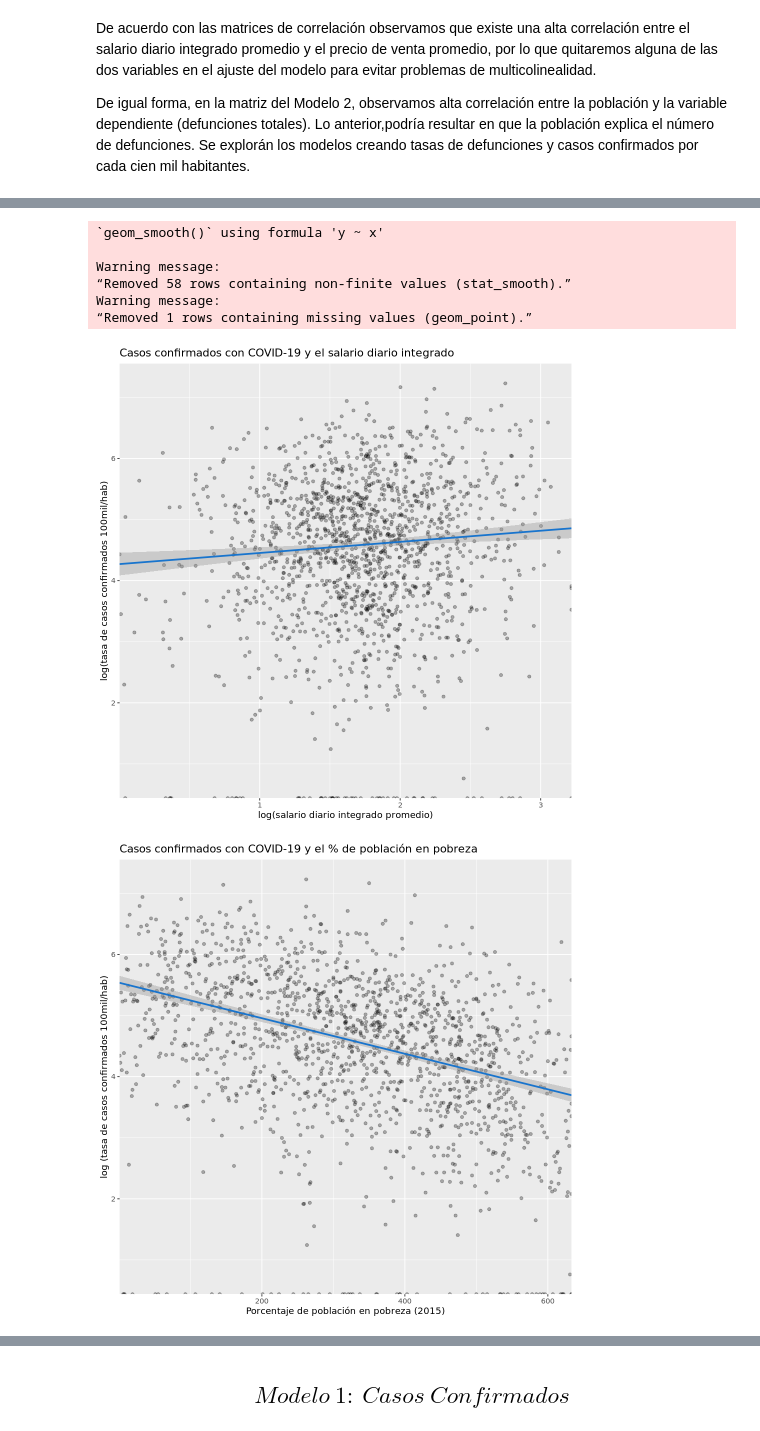
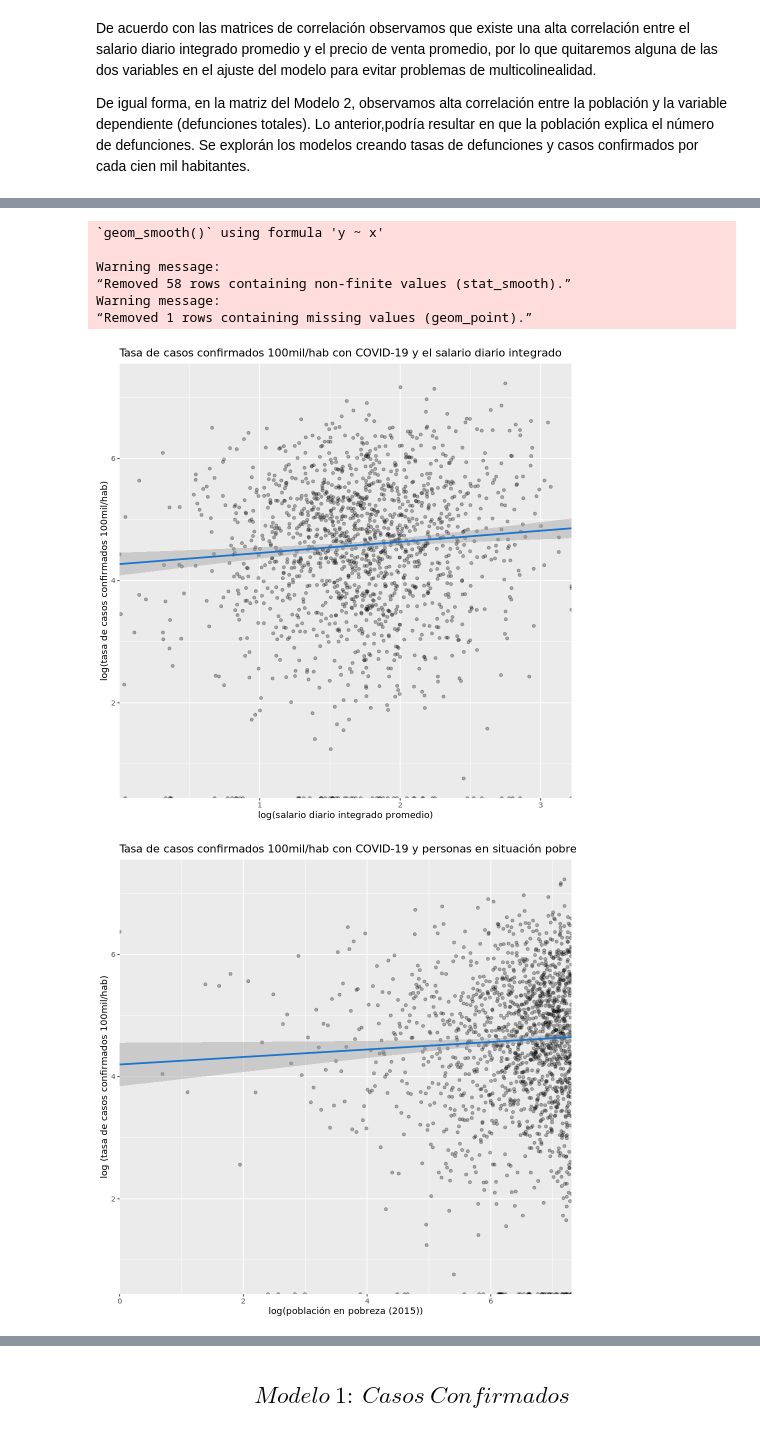
Before and after one commit to prope-2020-gh-classroom/practica-final-por-equipos-verano-2020-itam-rrmiguel-2401, a Jupyter notebook: AnalisisRegresion.ipynb, the cells around one changed output, grey strips where cells are left out. Saved outputs shown, nothing was run; the diff lists cells and outputs as text; code cells hidden in the pictures.

Commit message:
se agregan avances del modelo de casos confirmados y defunciones

```diff
--- a/AnalisisRegresion.ipynb
+++ b/AnalisisRegresion.ipynb
@@ -86,6 +85,7 @@ mcorr1$log_precio<-log(mcorr1$precio_mean)
 mcorr1$log_salario<-log(mcorr1$salario_mean)
 mcorr1$ts_confirmados<-(mcorr1$confirmados_total/mcorr1$poblacion)*100000
 mcorr1$log_ts_confirmados<-log(mcorr1$ts_confirmados)
+mcorr1$log_pob_per_2015<-log(mcorr1$pob_per_2015)
 # %%
 plot_1<-ggplot(mcorr1, aes(x=log_precio, y=log_confirmados))
 plot_1 +
@@ -142,7 +142,7 @@ plot_1 +
   geom_point(alpha = 0.3) +
   geom_smooth(method = "lm", color = "dodgerblue3") +
   scale_x_continuous(expand = c(0,0)) +
-  labs(title = "Casos confirmados con COVID-19 y el precio promedio",
+  labs(title = "Tasa de casos confirmados 100mil/hab con COVID-19 y el precio promedio",
        x = "log(precio de venta promedio municipal)", y = "log(tasa de casos confirmados 100mil/hab)")
 
 plot_2<-ggplot(mcorr1, aes(x=log_salario, y=log_ts_confirmados))
@@ -150,16 +150,16 @@ plot_2 +
   geom_point(alpha = 0.3) +
   geom_smooth(method = "lm", color = "dodgerblue3") +
   scale_x_continuous(expand = c(0,0)) +
-  labs(title = "Casos confirmados con COVID-19 y el salario diario integrado",
+  labs(title = "Tasa de casos confirmados 100mil/hab con COVID-19 y el salario diario integrado",
        x = "log(salario diario integrado promedio)", y = "log(tasa de casos confirmados 100mil/hab)")
 
-plot_2<-ggplot(mcorr1, aes(x=pob_porc_2015, y=log_ts_confirmados))
+plot_2<-ggplot(mcorr1, aes(x=log_pob_per_2015, y=log_ts_confirmados))
 plot_2 +
   geom_point(alpha = 0.3) +
   geom_smooth(method = "lm", color = "dodgerblue3") +
   scale_x_continuous(expand = c(0,0)) +
-  labs(title = "Casos confirmados con COVID-19 y el % de población en pobreza",
-       x = "Porcentaje de población en pobreza (2015)", y = "log (tasa de casos confirmados 100mil/hab)")
+  labs(title = "Tasa de casos confirmados 100mil/hab con COVID-19 y personas en situación pobreza",
+       x = "log(población en pobreza (2015))", y = "log (tasa de casos confirmados 100mil/hab)")
 # %% [output]
 `geom_smooth()` using formula 'y ~ x'
 
@@ -177,10 +177,10 @@ Warning message:
 `geom_smooth()` using formula 'y ~ x'
 
 Warning message:
 “Removed 58 rows containing non-finite values (stat_smooth).”
 Warning message:
 “Removed 1 rows containing missing values (geom_point).”
-[figure, old version]
+[figure, new version]
-[figure, old version]
+[figure, new version]
 # %% [markdown]
 $Conclusión:$
```
Also changed, not shown: parts of 27 cells of this notebook.
